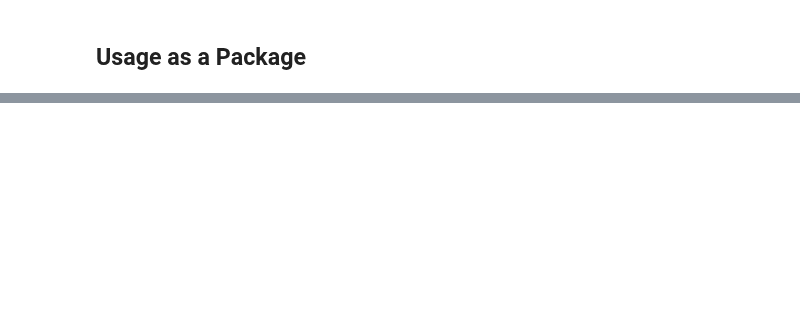
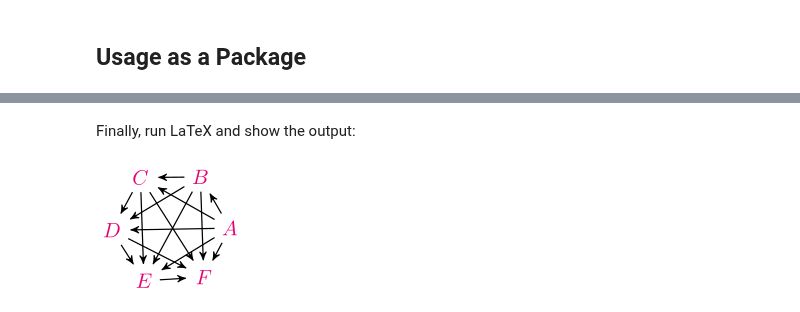
Before and after one commit to lucaslrodri/jupyter-tikz, a Jupyter notebook: GettingStarted.ipynb, the cells around one changed output, grey strips where cells are left out. Saved outputs shown, nothing was run; the diff lists cells and outputs as text; code cells hidden in the pictures; blank space fills up the shorter version.

Commit message:
Updated Getting Started notebook
TODO:
- Better checking with old version
- Test notebook
- Rewrite documentation (Docstrings + README)
- CI + Coverage

```diff
--- a/GettingStarted.ipynb
+++ b/GettingStarted.ipynb
@@ -856,0 +784,22 @@ jtikz.run_latex(src)
+# %%
+jinja_code = r"""\documentclass[tikz]{standalone}
+\usetikzlibrary{arrows,automata}
+\definecolor{mymagenta}{RGB}{226,0,116}
+\begin{document}
+\begin{tikzpicture}[->,>=stealth',shorten >=1pt,auto,node distance=2.8cm,
+                    semithick]
+  \tikzstyle{every state}=[fill=mymagenta,draw=none,text=white]
+
+  {% for name, angle in nodes.items() -%}
+       \node[color=mymagenta] (v{{loop.index0}}) at ({{angle}}:1) {${{name}}$};
+  {% endfor -%}
+
+  {% for n1 in range(n) -%}
+      {% for n2 in range(n) -%}
+         {%if n1 < n2 -%}
+             \path (v{{n1}}) edge (v{{n2}});
+         {% endif -%}
+      {% endfor -%}
+  {% endfor -%}
+\end{tikzpicture}
+\end{document}"""
@@ -856,0 +810,3 @@ jtikz.run_latex(src)
+# %%
+tex_jinja_document = TexDocument(jinja_code, use_jinja=True, ns=locals())
+print(tex_jinja_document) # It prints the rendered Jinja Code
@@ -856,0 +831,6 @@ jtikz.run_latex(src)
+# %% [markdown]
+Finally, run LaTeX and show the output:
+# %%
+tex_jinja_document.run_latex(rasterize=True, dpi=150)
+# %% [output]
+[figure, added]
```
Also changed, not shown: parts of 60 cells of this notebook, 9 other files.
